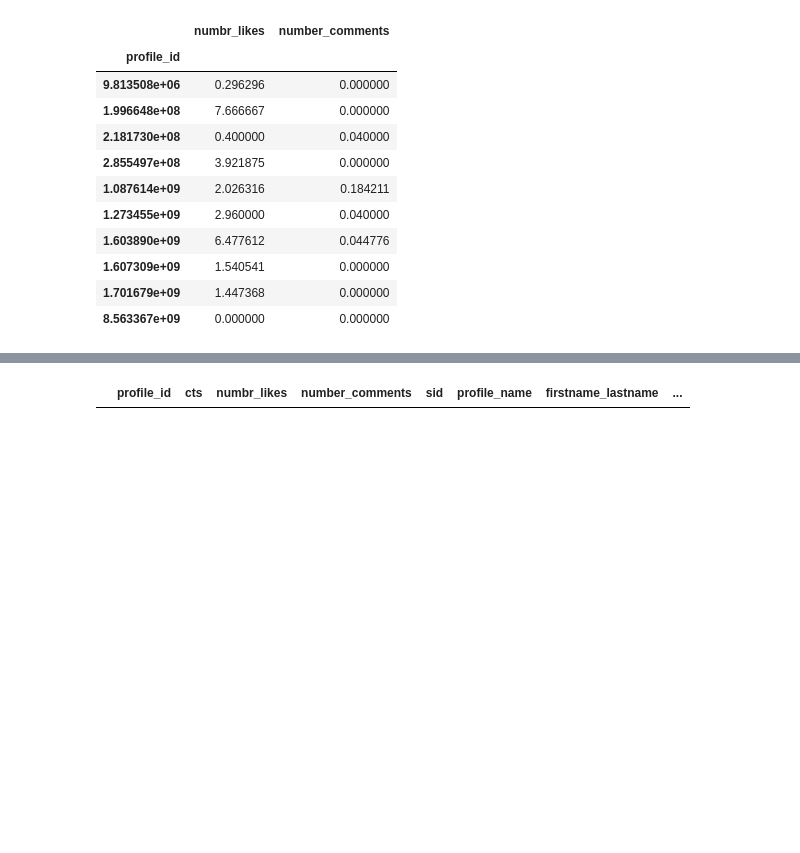
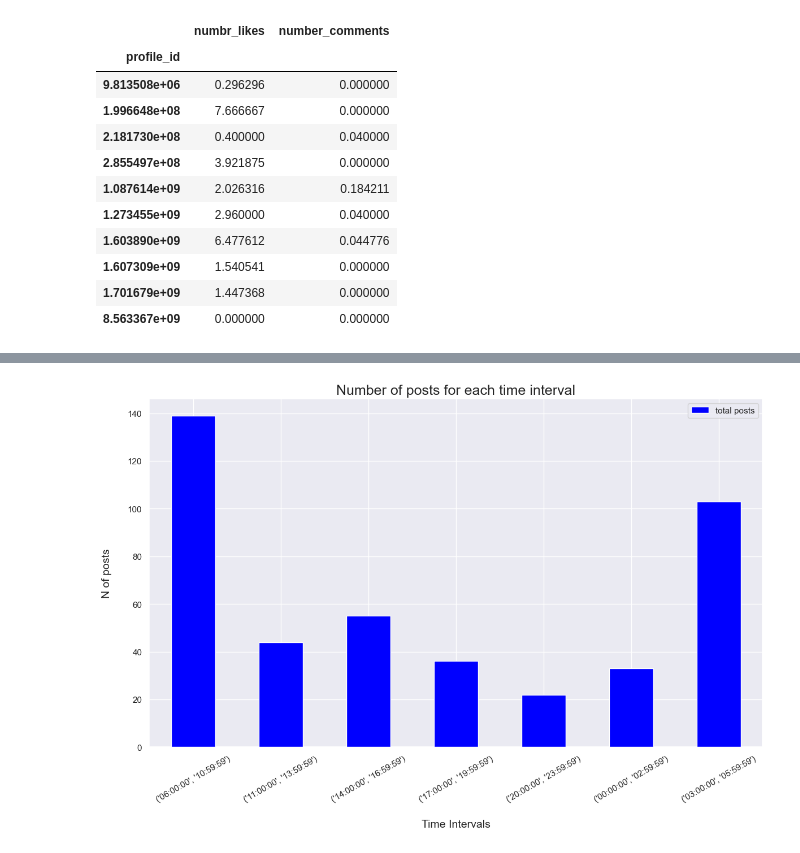
Before and after one commit to MichelaLombardi/ADM-HMWK_2, a Jupyter notebook: NBK_HMWK_2.ipynb, the cells around one changed output, grey strips where cells are left out. Cells and saved outputs as stored; diff of their text form; code cells hidden in the pictures; blank space fills up the shorter version.

```diff
--- a/NBK_HMWK_2.ipynb
+++ b/NBK_HMWK_2.ipynb
@@ -407,14 +407,36 @@ posts_top_profiles(10,post_cts_analysis,df_inst_prof).groupby("profile_id")[['nu
+# %%
+def plot_intervals2(data, time_intervals):
+    time = pd.DataFrame(pd.to_datetime(data.cts))
+    time.set_index(pd.DatetimeIndex(time.cts), inplace=True)
+    calculation = 0
+    values = pd.DataFrame()
+    for interval in time_intervals:
+        initial_time, final_time = interval
+        tot = time.between_time(initial_time, final_time).count()
+        tot = int(tot[0])
+        print([interval],tot)
+        result = pd.DataFrame({'time interval (start, end)' : [interval], 'total posts' : tot})
+        values = values.append(result)
+        calculation += tot
+    sns.set()
+
+    ax = values.plot(figsize=(14,8), kind='bar', color = 'blue', zorder=3)
+    a = range(0, 7)
+    plt.xticks(a, time_intervals, rotation = 30)
+    plt.xlabel("Time Intervals", fontsize=14, labelpad=20)
+    plt.ylabel("N of posts", fontsize=14, labelpad=20)
+    plt.title("Number of posts for each time interval", fontsize=18)
+    plt.show()
 # %%
-a = df_inst_prof.sort_values("n_posts",ascending = False)      #create a table with profile_id,sorted by "n_posts"
-Top10 = a.head(11)  #obtained the top 10 profiles with more posts
-
-Top10.reset_index().drop(["index"],axis = 1)
-Top_10=Top10.drop(["n_posts"],axis=1)
-
+topn = pd.DataFrame(df_inst_prof.loc[:,["profile_id","n_posts"]])
+topn.fillna(0,inplace= True)
+d = topn.sort_values("n_posts",ascending = False)
+Top10 = d.head(11)
+T10=Top10.drop(["n_posts"],axis=1)
 list_10 = pd.DataFrame(columns = ["profile_id","cts"])
-
-for chunk in post_cts_analysis:
-    chunk_in_common = pd.merge(chunk,Top_10)
+new_df= pd.read_csv('instagram_posts.csv',sep = "\t",chunksize= 500000,usecols=["profile_id","post_id","cts"])
+for chunk in new_df:
+    chunk_in_common = pd.merge(chunk,T10)
     list_10 = pd.concat([list_10,chunk_in_common])
 list_10
 # %% [output]
@@ -422,2 +456,3 @@ TypeError: Can only merge Series or DataFrame objects, a <class 'str'> was passe
 # %%
-plot_intervals(list_10, timing)
+plot_intervals2(list_10, timing)
+# %% [output]
@@ -424,4 +466 @@ plot_intervals(list_10, timing)
+[figure, added]
-# %%
-pd.merge(post_cts_analysis,Top_10)
-# %% [output]
-|  | profile_id | cts | numbr_likes | number_comments | sid | profile_name | firstname_lastname | ... |
```
Also changed, not shown: parts of 12 cells of this notebook.
